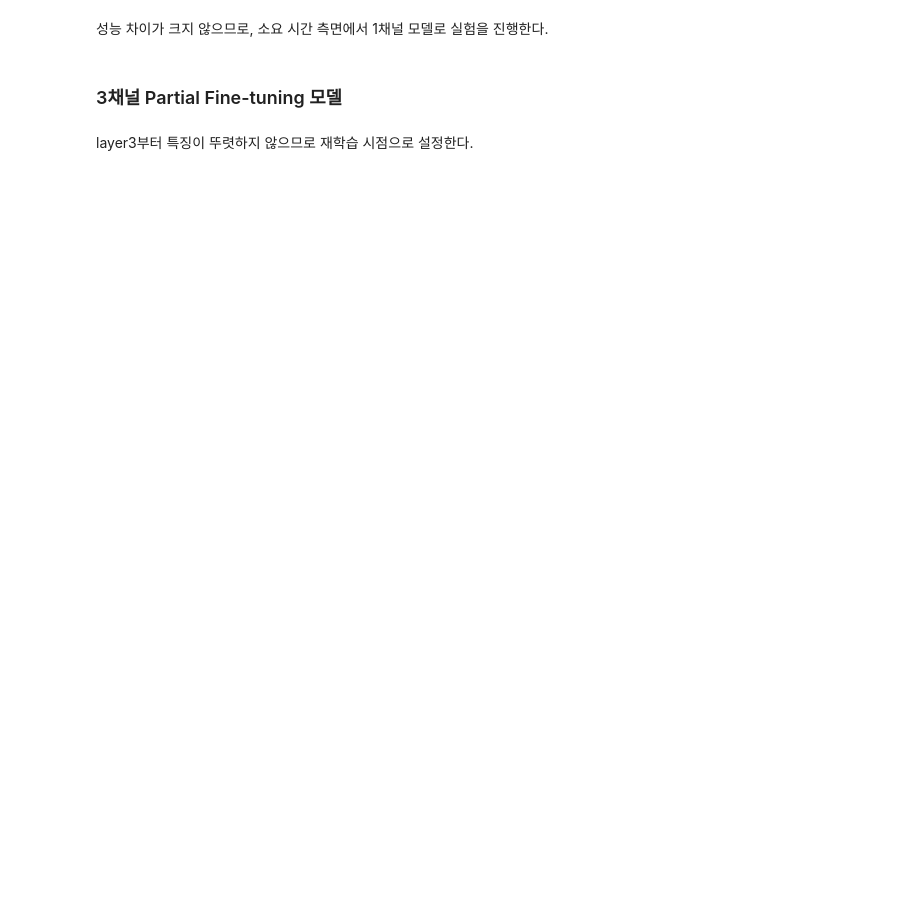
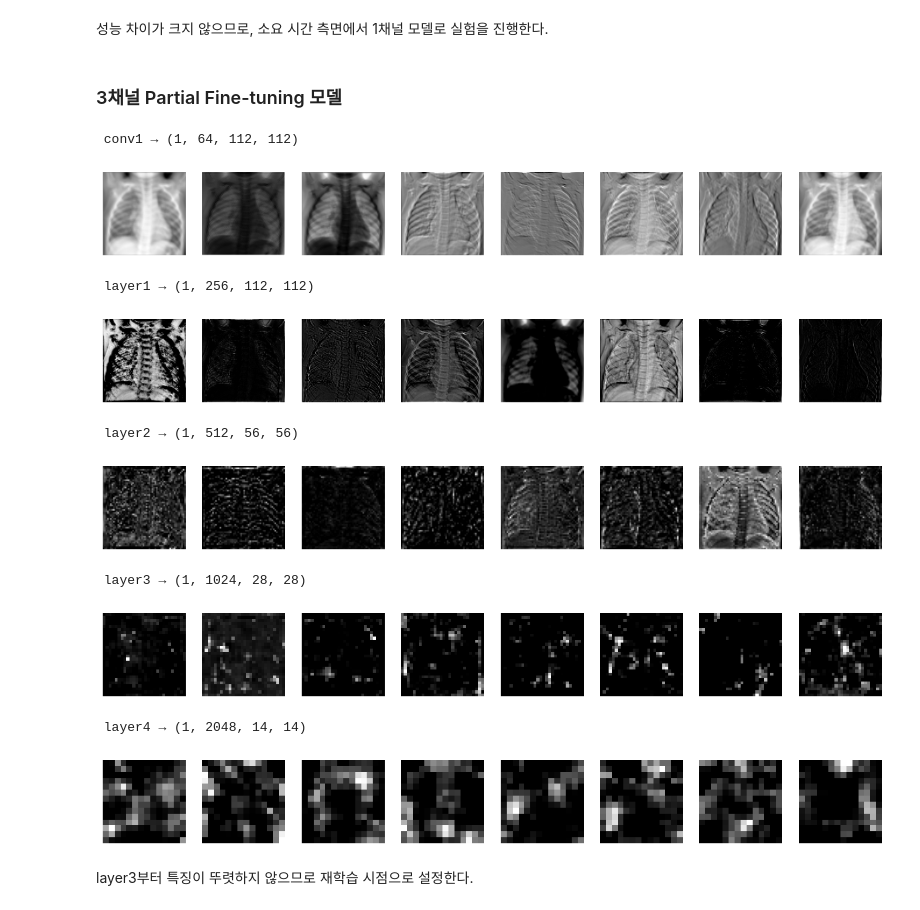
Before and after one commit to wonbywondev/ML-DL, a Jupyter notebook: 06_DL_FineTuning/06_Xray.ipynb, the cells around one changed output. Saved outputs shown, nothing was run; the diff lists cells and outputs as text; code cells hidden in the pictures; blank space fills up the shorter version.

```diff
--- a/06_DL_FineTuning/06_Xray.ipynb
+++ b/06_DL_FineTuning/06_Xray.ipynb
@@ -788,26 +744,38 @@ result_df.sort_values(["Mode", "Name"])
 # %%
 def show_feature(name, out, max_channels=8):
     fmap = out.squeeze(0).detach().cpu()
     num = min(max_channels, fmap.shape[0])
     fig, axes = plt.subplots(1, num, figsize=(15,4))
 
     for i, ax in enumerate(axes if num>1 else [axes]):
         ax.imshow(fmap[i], cmap="gray")
         ax.axis("off")
 
     print(f" {name} → {tuple(out.shape)}")
     plt.show()
 
 
 ch_3_sample_image = CH_3_TRAIN_DATASET[0][0].to(CH_3_DEVICE)
 
+CH_3_MODEL = CH_3_MODEL.to(CH_3_DEVICE)
 layers_dict = dict(CH_3_MODEL.named_children())
 
 
 out = ch_3_sample_image.unsqueeze(0)
 for layer in ["conv1", "layer1", "layer2","layer3","layer4"]:
     out = layers_dict[layer](out)
     show_feature(layer, out)
+# %% [output]
+ conv1 → (1, 64, 112, 112)
+[figure, added]
+ layer1 → (1, 256, 112, 112)
+[figure, added]
+ layer2 → (1, 512, 56, 56)
+[figure, added]
+ layer3 → (1, 1024, 28, 28)
+[figure, added]
+ layer4 → (1, 2048, 14, 14)
+[figure, added]
 # %% [markdown]
 layer3부터 특징이 뚜렷하지 않으므로 재학습 시점으로 설정한다.
 # %%
```
Also changed, not shown: parts of 12 cells of this notebook.
